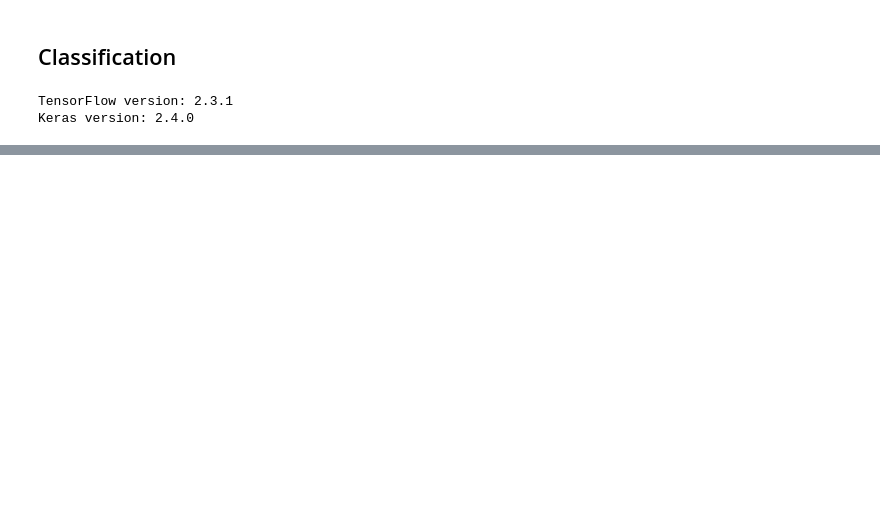
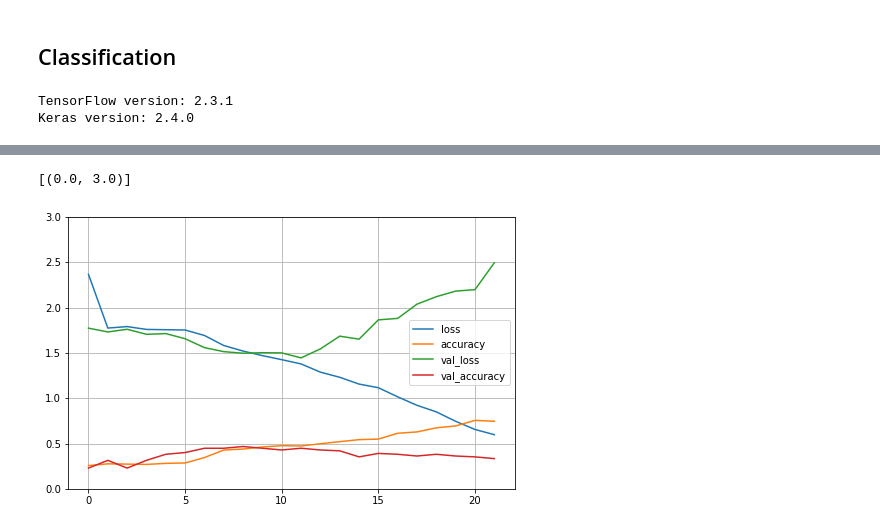
Before and after one commit to gontzalm/cycling-seer, a Jupyter notebook: notebooks/classification.ipynb, the cells around one changed output, grey strips where cells are left out. Saved outputs shown, nothing was run; the diff lists cells and outputs as text; code cells hidden in the pictures; blank space fills up the shorter version.

```diff
--- a/notebooks/classification.ipynb
+++ b/notebooks/classification.ipynb
@@ -33,7 +33,7 @@ model = keras.models.Sequential([
     keras.layers.Dropout(0.5),
     keras.layers.Dense(128, activation="relu"),
     keras.layers.Dropout(0.5),
-    keras.layers.Dense(6, activation="softmax")
+    keras.layers.Dense(7, activation="softmax")
 ])
 # %%
 # Compile model
@@ -126,6 +126,6 @@ early_stopping_cb = keras.callbacks.EarlyStopping(
 history = model.fit(
     train_ds,
     validation_data=val_ds,
-    epochs=100,
+    epochs=30,
     callbacks=[early_stopping_cb]
 )
@@ -132,8 +150,11 @@ history = model.fit(
 # %%
 # Plot learning curves
 fig, ax = plt.subplots(figsize=(8, 5))
 pd.DataFrame(history.history).plot(ax=ax)
 ax.grid()
-ax.set(ylim=(0, 1))
+ax.set(ylim=(0, 3))
+# %% [output]
+[(0.0, 3.0)]
+[figure, added]
 # %%
 # Save model
```
Also changed, not shown: parts of 8 cells of this notebook, 11 other files.
